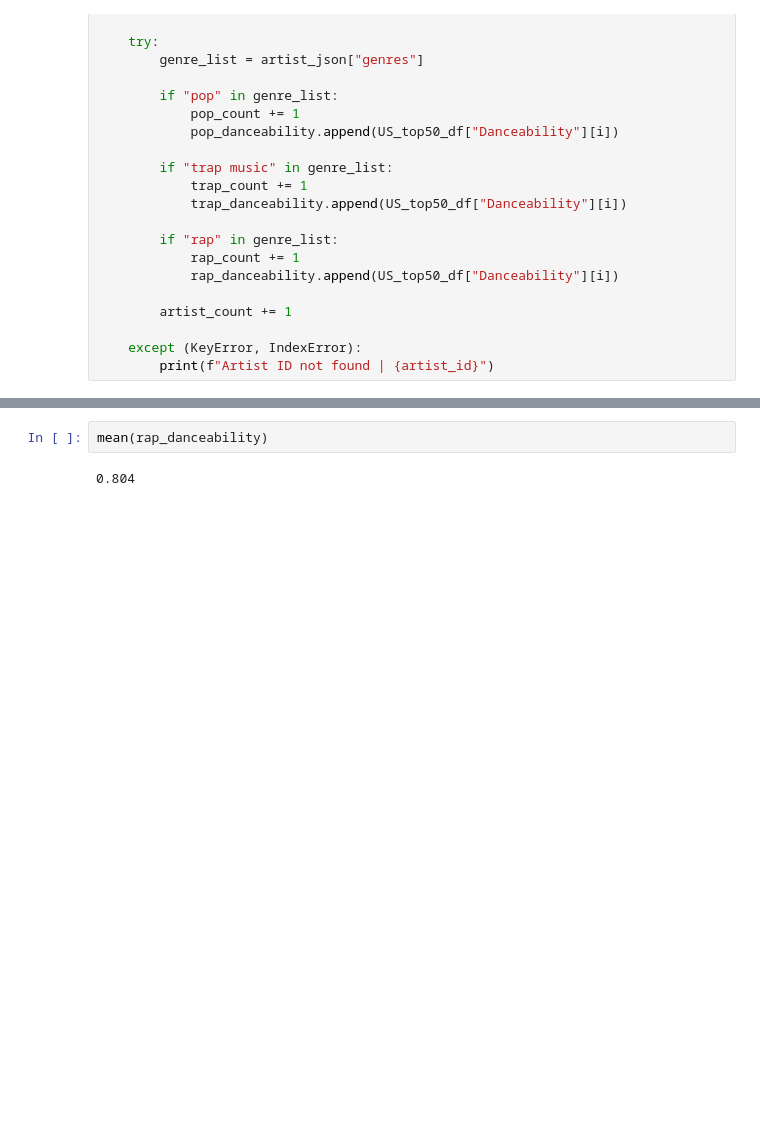
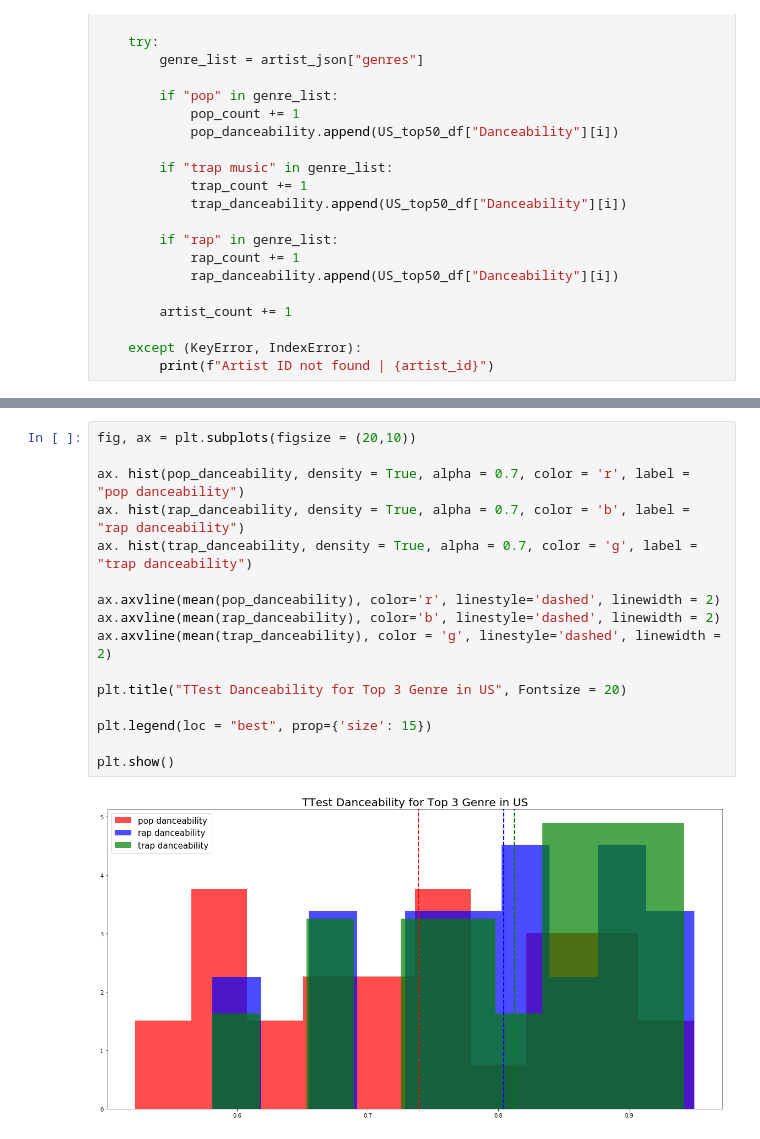
Before and after one commit to czwong/Project-1, a Jupyter notebook: Genre Popularity in the US.ipynb, the cells around one changed output, grey strips where cells are left out. Saved outputs shown, nothing was run; the diff lists cells and outputs as text; blank space fills up the shorter version.

```diff
--- a/Genre Popularity in the US.ipynb
+++ b/Genre Popularity in the US.ipynb
@@ -142,4 +142,18 @@ Ttest_indResult(statistic=-2.0785216092509766, pvalue=0.04427918428681641)
-# %%
-mean(rap_danceability)
-# %% [output]
-0.804
+# %%
+fig, ax = plt.subplots(figsize = (20,10))
+
+ax. hist(pop_danceability, density = True, alpha = 0.7, color = 'r', label = "pop danceability")
+ax. hist(rap_danceability, density = True, alpha = 0.7, color = 'b', label = "rap danceability")
+ax. hist(trap_danceability, density = True, alpha = 0.7, color = 'g', label = "trap danceability")
+
+ax.axvline(mean(pop_danceability), color='r', linestyle='dashed', linewidth = 2)
+ax.axvline(mean(rap_danceability), color='b', linestyle='dashed', linewidth = 2)
+ax.axvline(mean(trap_danceability), color = 'g', linestyle='dashed', linewidth = 2)
+
+plt.title("TTest Danceability for Top 3 Genre in US", Fontsize = 20)
+
+plt.legend(loc = "best", prop={'size': 15})
+
+plt.show()
+# %% [output]
+[figure, added]
```
Also changed, not shown: parts of 7 cells of this notebook, 18 other files.
